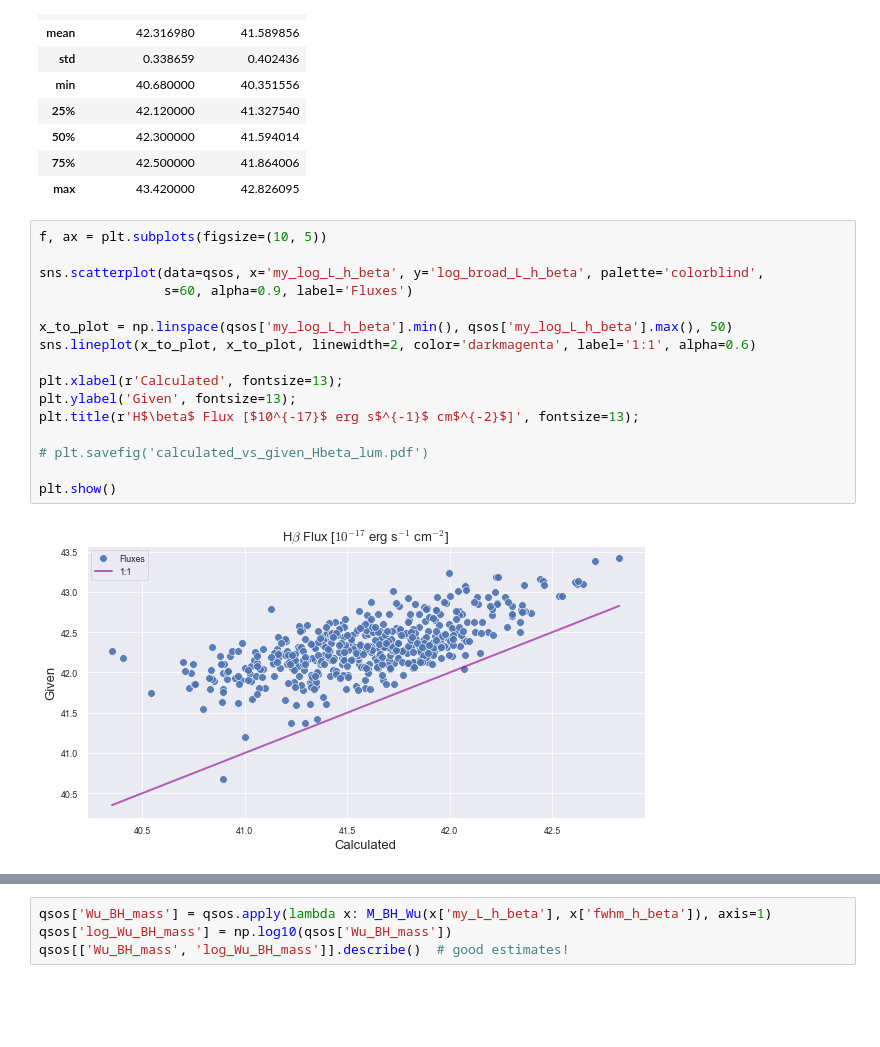
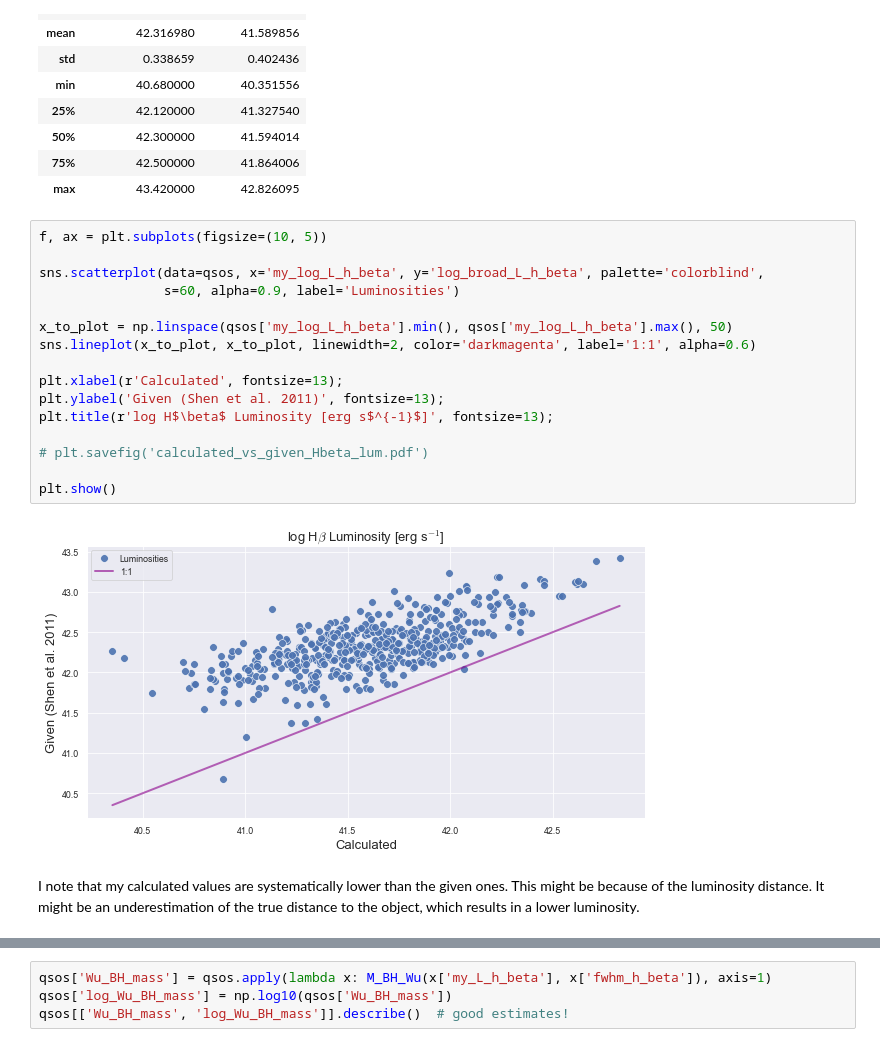
Before and after one commit to NicoGalvarino/AGN_Tutorials_Git, a Jupyter notebook: Tutorial_3_BH_params/Tutorial_3_BH_AD.ipynb, the cells around one changed output, grey strips where cells are left out. Cells and saved outputs as stored; diff of their text form; blank space fills up the shorter version.

Commit message:
Fix plot labels and legends; get L bol; get BH mass plot

```diff
--- a/Tutorial_3_BH_params/Tutorial_3_BH_AD.ipynb
+++ b/Tutorial_3_BH_params/Tutorial_3_BH_AD.ipynb
@@ -485,19 +474,21 @@ qsos[['log_broad_L_h_beta', 'my_log_L_h_beta']].describe()
 # %%
 f, ax = plt.subplots(figsize=(10, 5))
 
 sns.scatterplot(data=qsos, x='my_log_L_h_beta', y='log_broad_L_h_beta', palette='colorblind',
-                s=60, alpha=0.9, label='Fluxes')
+                s=60, alpha=0.9, label='Luminosities')
 
 x_to_plot = np.linspace(qsos['my_log_L_h_beta'].min(), qsos['my_log_L_h_beta'].max(), 50)
 sns.lineplot(x_to_plot, x_to_plot, linewidth=2, color='darkmagenta', label='1:1', alpha=0.6)
 
 plt.xlabel(r'Calculated', fontsize=13);
-plt.ylabel('Given', fontsize=13);
-plt.title(r'H$\beta$ Flux [$10^{-17}$ erg s$^{-1}$ cm$^{-2}$]', fontsize=13);
+plt.ylabel('Given (Shen et al. 2011)', fontsize=13);
+plt.title(r'log H$\beta$ Luminosity [erg s$^{-1}$]', fontsize=13);
 
 # plt.savefig('calculated_vs_given_Hbeta_lum.pdf')
 
 plt.show()
 # %% [output]
-[figure, old version]
+[figure, new version]
+# %% [markdown]
+I note that my calculated values are systematically lower than the given ones. This might be because of the luminosity distance. It might be an underestimation of the true distance to the object, which results in a lower luminosity.
 # %% [markdown]
```
Also changed, not shown: parts of 11 cells of this notebook, 3 other files.
